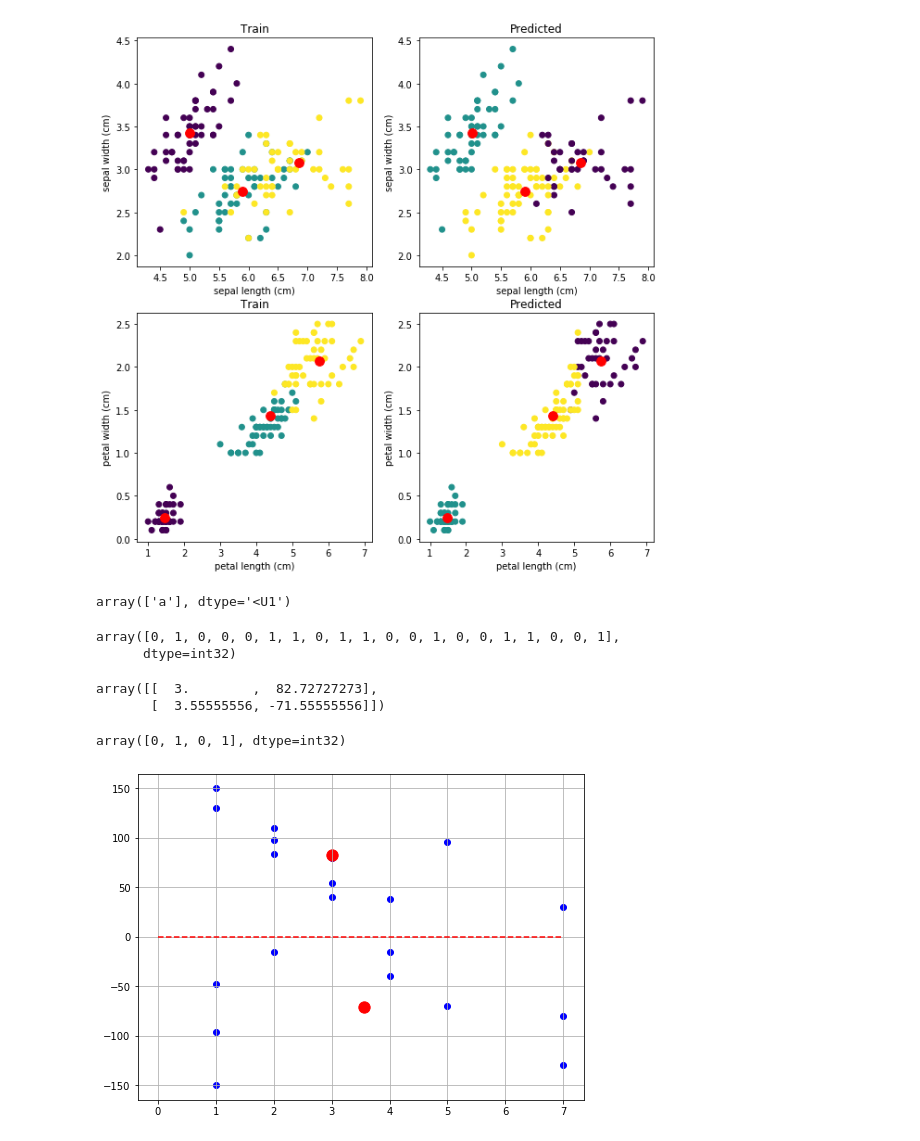
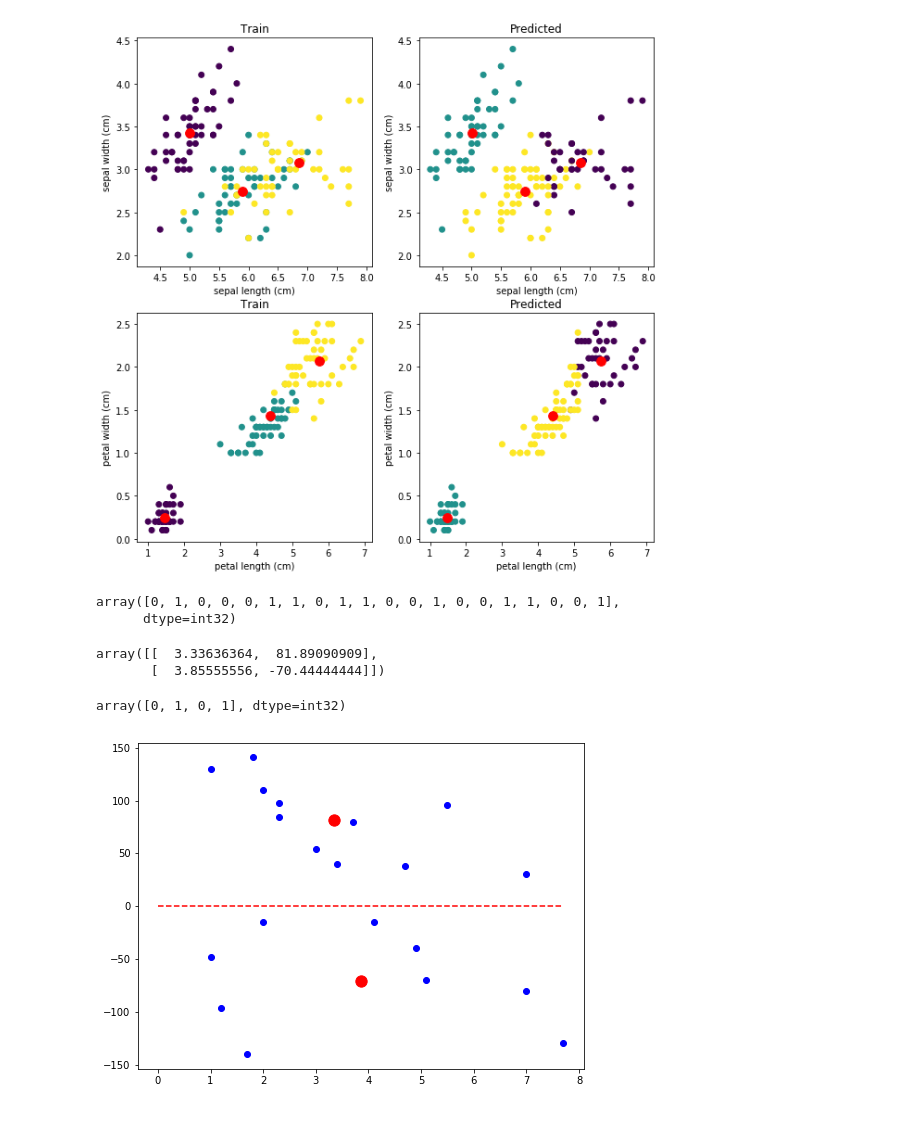
Before and after one commit to koi8-r/ML, a Jupyter notebook: Unsupervised.ipynb, the cells around one changed output. Cells and saved outputs as stored; diff of their text form; code cells hidden in the pictures.

```diff
--- a/Unsupervised.ipynb
+++ b/Unsupervised.ipynb
@@ -72,32 +72,20 @@ ax3.scatter(model.cluster_centers_[:,2], model.cluster_centers_[:,3], c='r', s=9
 plt.show()
 # %% [output]
 [figure]
-# %%
-from sklearn.preprocessing import LabelEncoder
-label = LabelEncoder()
-
-
-data = np.array([*'abc'])
-label.fit(data)
-label.classes_
-label.transform([*'cba'])
-label.inverse_transform([0])
-# %% [output]
-array(['a'], dtype='<U1')
 # %%
 from sklearn.cluster import KMeans
 import numpy as np
 
-data = np.array([ [1,  130], [1, -150],
-                  [2,   98], [7,   30],
-                  [3,   54], [5,  -70],
-                  [4,  -15], [4,   38],
-                  [4,  -40], [2,  -15],
-                  [3,   40], [3,   80],
-                  [7, -130], [1,  150],
-                  [5,   96], [7,  -80],
-                  [1,  -96], [2,   84],
-                  [2,  110], [1,  -48] ])
+data = np.array([ [1.0,  130], [1.7, -140],
+                  [2.3,   98], [7.0,   30],
+                  [3.0,   54], [5.1,  -70],
+                  [4.1,  -15], [4.7,   38],
+                  [4.9,  -40], [2.0,  -15],
+                  [3.4,   40], [3.7,   80],
+                  [7.7, -130], [1.8,  140.8],
+                  [5.5,   96], [7.0,  -80],
+                  [1.2,  -96], [2.3,   84],
+                  [2.0,  110], [1.0,  -48] ])
 model = KMeans(n_clusters=2)
 model.fit(data)
 model.labels_
@@ -107,6 +95,6 @@ array([0, 1, 0, 0, 0, 1, 1, 0, 1, 1, 0, 0, 1, 0, 0, 1, 1, 0, 0, 1],
 # %%
 model.cluster_centers_
 # %% [output]
-array([[  3.        ,  82.72727273],
-       [  3.55555556, -71.55555556]])
+array([[  3.33636364,  81.89090909],
+       [  3.85555556, -70.44444444]])
 # %%
@@ -116,12 +104,11 @@ array([0, 1, 0, 1], dtype=int32)
 # %%
 import matplotlib.pyplot as plt
 
 
 plt.figure(figsize=(8,6))
 plt.scatter(data[:,0], data[:,1], c='b')
 plt.scatter(model.cluster_centers_[:,0], model.cluster_centers_[:,1], c='r', s=128)
 plt.plot([0,data[:, 0].max()], [0,0], 'r--')
-plt.grid(True)
 plt.show()
 # %% [output]
-[figure, old version]
+[figure, new version]
```
Also changed, not shown: parts of 1 cell of this notebook, 7 other files.
